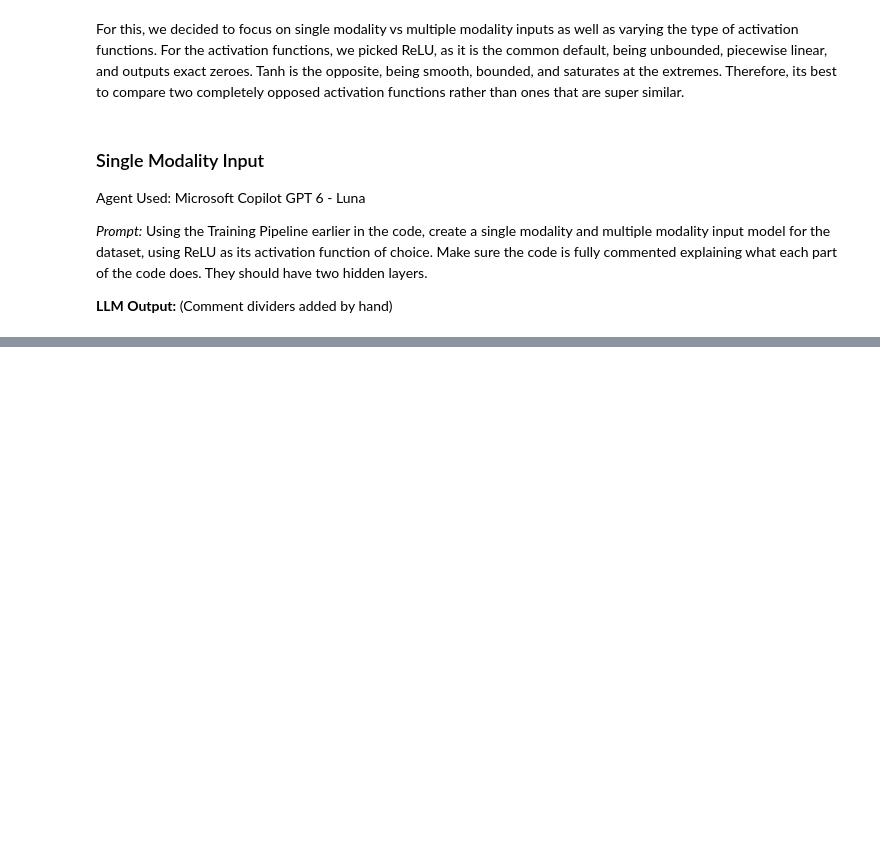
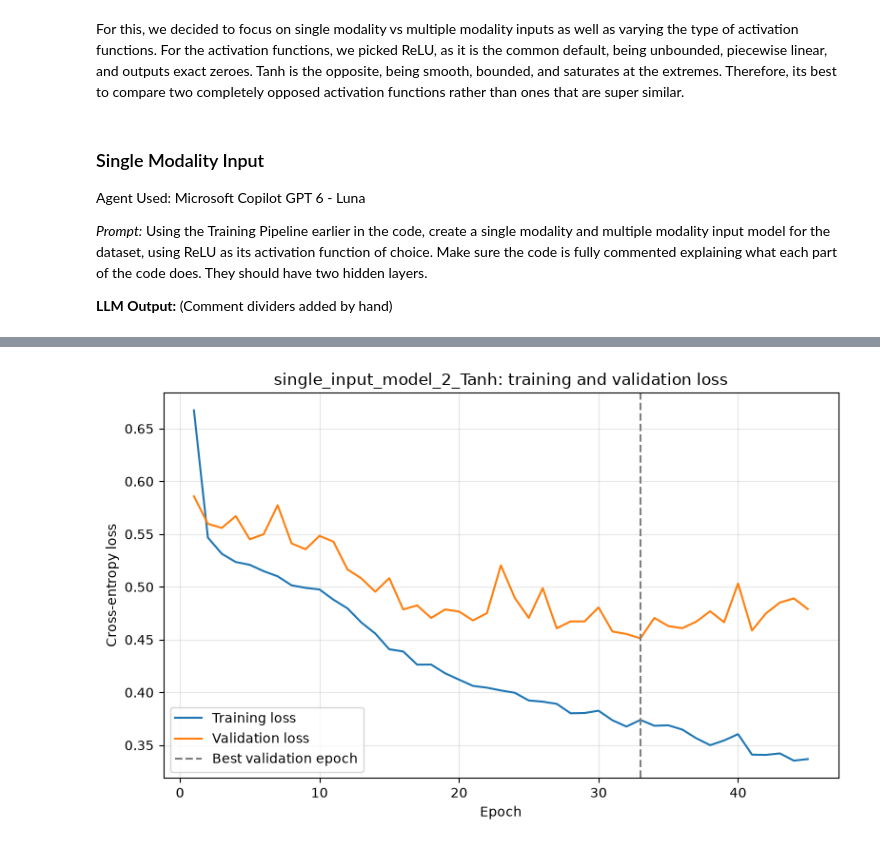
Before and after one commit to Lu-Rin-e/CS5324-Machine-Learning-Labs, a Jupyter notebook: Lab3.ipynb, the cells around one changed output, grey strips where cells are left out. Cells and saved outputs as stored; diff of their text form; code cells hidden in the pictures; blank space fills up the shorter version.

```diff
--- a/Lab3.ipynb
+++ b/Lab3.ipynb
@@ -790,0 +1266,10 @@ AttributeError: 'MultiModalAnimeModel2Tanh' object has no attribute 'fusion_relu
+# %%
+# Train single_input_model_2_Tanh to convergence
+
+single_input_model_2_Tanh, single_input_model_2_Tanh_history = fit_to_convergence(
+    single_input_model_2_Tanh,
+    train_dataset_single,
+    val_dataset_single,
+    "single_input_model_2_Tanh",
+)
+# %% [output]
@@ -790,0 +1293 @@ AttributeError: 'MultiModalAnimeModel2Tanh' object has no attribute 'fusion_relu
+[figure, added]
```
Also changed, not shown: parts of 24 cells of this notebook.
